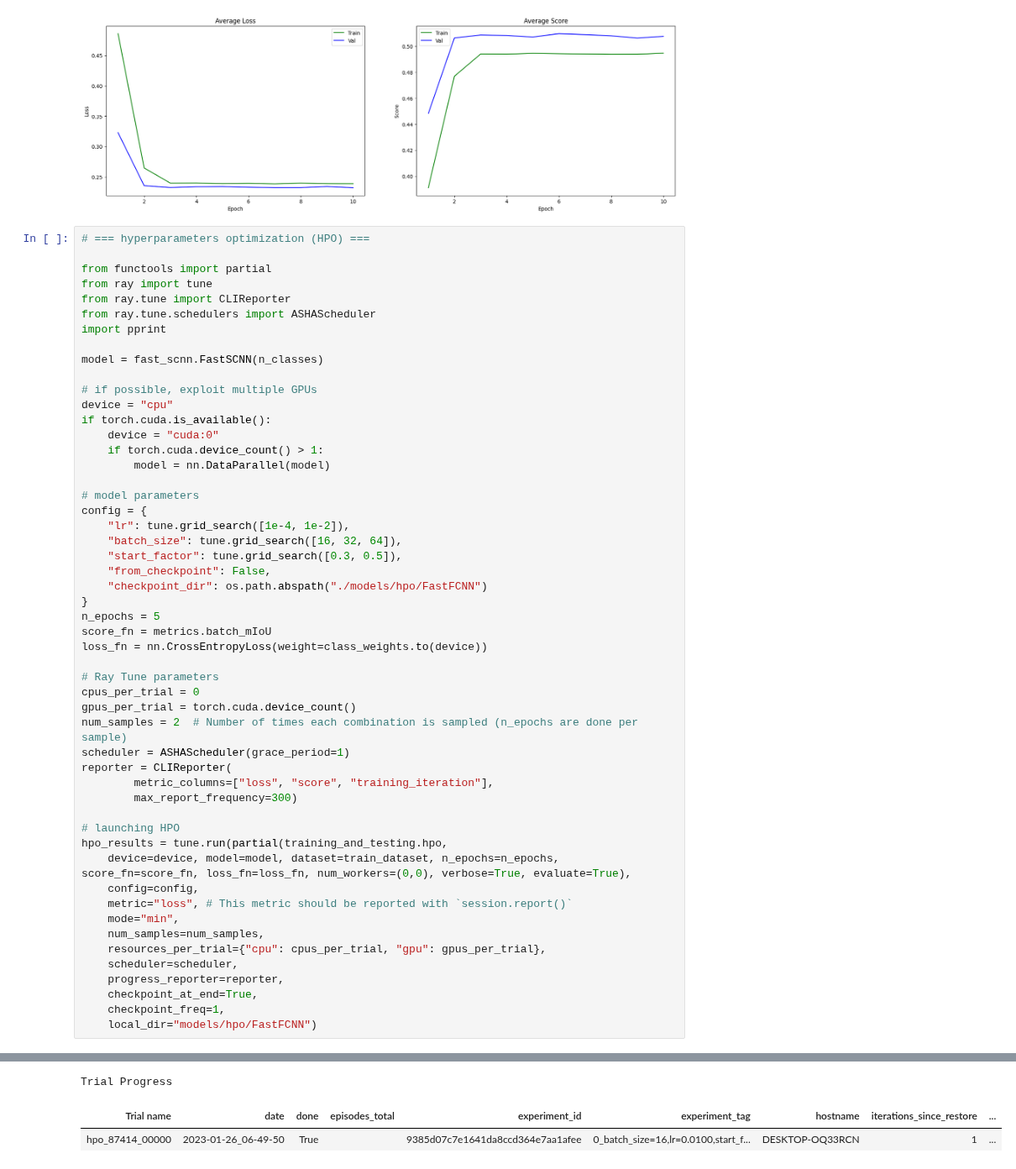
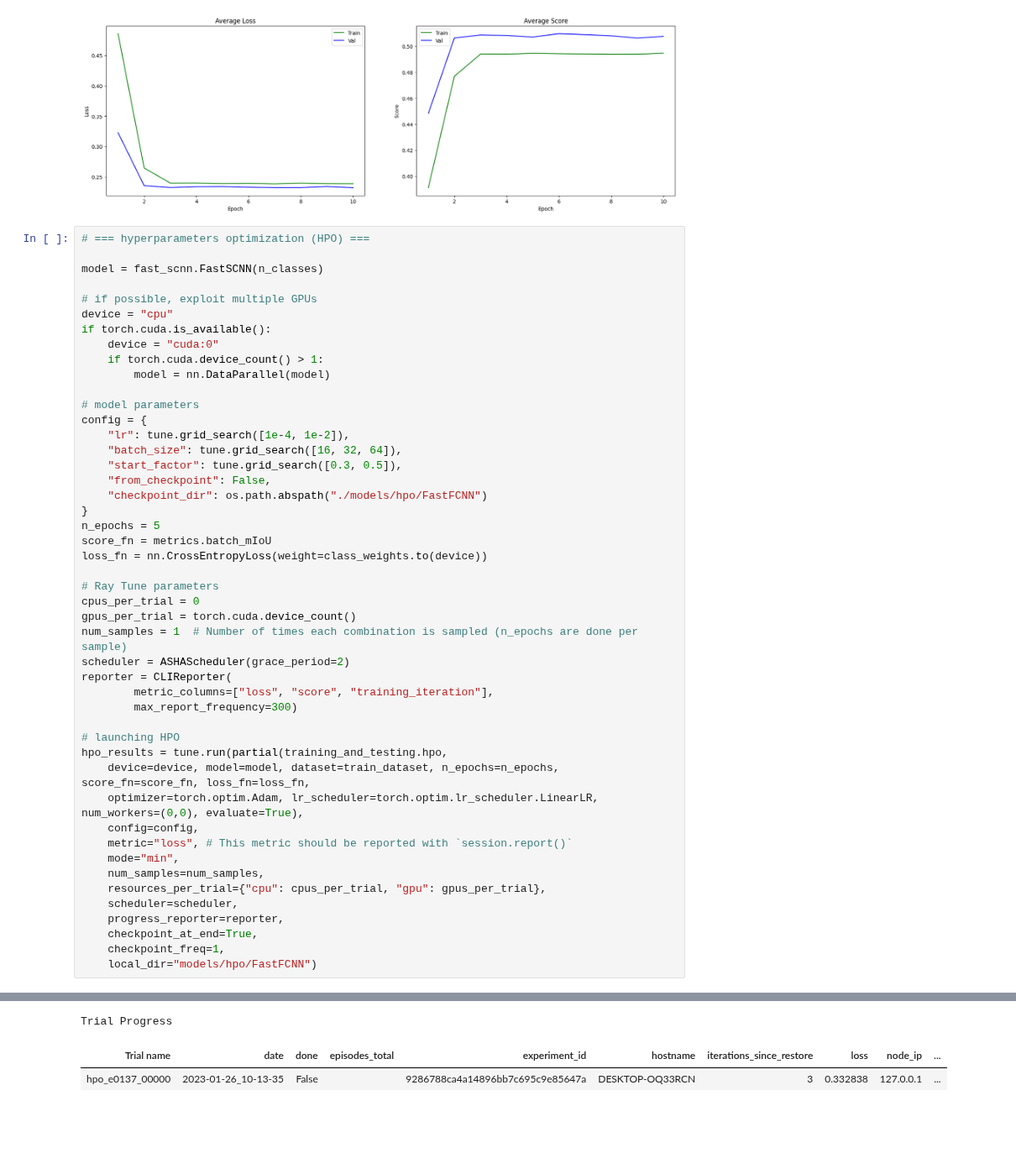
Before and after one commit to mrcmich/deep-seasonal-color-analysis-system, a Jupyter notebook: hyperparameter_tuning_FastSCNN.ipynb, the cells around one changed output, grey strips where cells are left out. Shown at 84% size. Saved outputs shown, nothing was run; the diff lists cells and outputs as text; blank space fills up the shorter version.

```diff
--- a/hyperparameter_tuning_FastSCNN.ipynb
+++ b/hyperparameter_tuning_FastSCNN.ipynb
@@ -287,12 +292,6 @@ validation score after 10 epochs: 0.5076625347137451
 [figure]
 # %%
 # === hyperparameters optimization (HPO) ===
-
-from functools import partial
-from ray import tune
-from ray.tune import CLIReporter
-from ray.tune.schedulers import ASHAScheduler
-import pprint
 
 model = fast_scnn.FastSCNN(n_classes)
 
@@ -318,15 +317,16 @@ loss_fn = nn.CrossEntropyLoss(weight=class_weights.to(device))
 # Ray Tune parameters
 cpus_per_trial = 0
 gpus_per_trial = torch.cuda.device_count()
-num_samples = 2  # Number of times each combination is sampled (n_epochs are done per sample)
-scheduler = ASHAScheduler(grace_period=1)
+num_samples = 1  # Number of times each combination is sampled (n_epochs are done per sample)
+scheduler = ASHAScheduler(grace_period=2)
 reporter = CLIReporter(
         metric_columns=["loss", "score", "training_iteration"],
         max_report_frequency=300)
 
 # launching HPO
 hpo_results = tune.run(partial(training_and_testing.hpo,
-    device=device, model=model, dataset=train_dataset, n_epochs=n_epochs, score_fn=score_fn, loss_fn=loss_fn, num_workers=(0,0), verbose=True, evaluate=True),
+    device=device, model=model, dataset=train_dataset, n_epochs=n_epochs, score_fn=score_fn, loss_fn=loss_fn,
+    optimizer=torch.optim.Adam, lr_scheduler=torch.optim.lr_scheduler.LinearLR, num_workers=(0,0), evaluate=True),
     config=config,
     metric="loss", # This metric should be reported with `session.report()`
     mode="min",
@@ -359,3 +359,3 @@ Number of trials: 1/1 (1 RUNNING)
 Trial Progress
-| Trial name | date | done | episodes_total | experiment_id | experiment_tag | hostname | iterations_since_restore | ... |
-| hpo_87414_00000 | 2023-01-26_06-49-50 | True |  | 9385d07c7e1641da8ccd364e7aa1afee | 0_batch_size=16,lr=0.0100,start_f... | DESKTOP-OQ33RCN | 1 | ... |
+| Trial name | date | done | episodes_total | experiment_id | hostname | iterations_since_restore | loss | node_ip | ... |
+| hpo_e0137_00000 | 2023-01-26_10-13-35 | False |  | 9286788ca4a14896bb7c695c9e85647a | DESKTOP-OQ33RCN | 3 | 0.332838 | 127.0.0.1 | ... |
```
Also changed, not shown: parts of 2 cells of this notebook.
